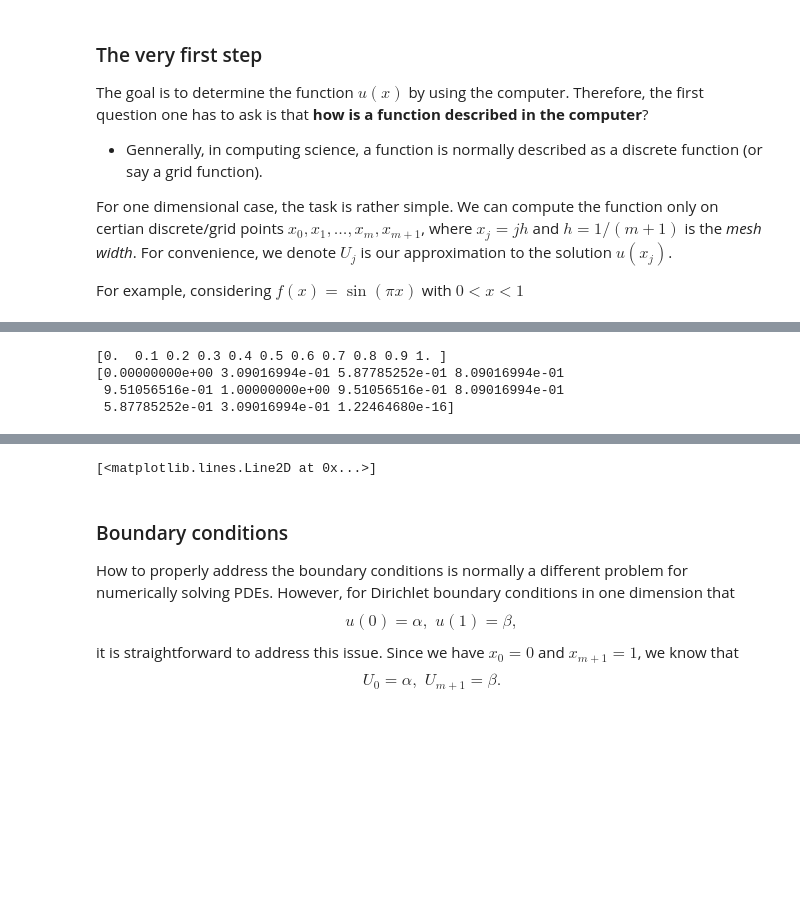
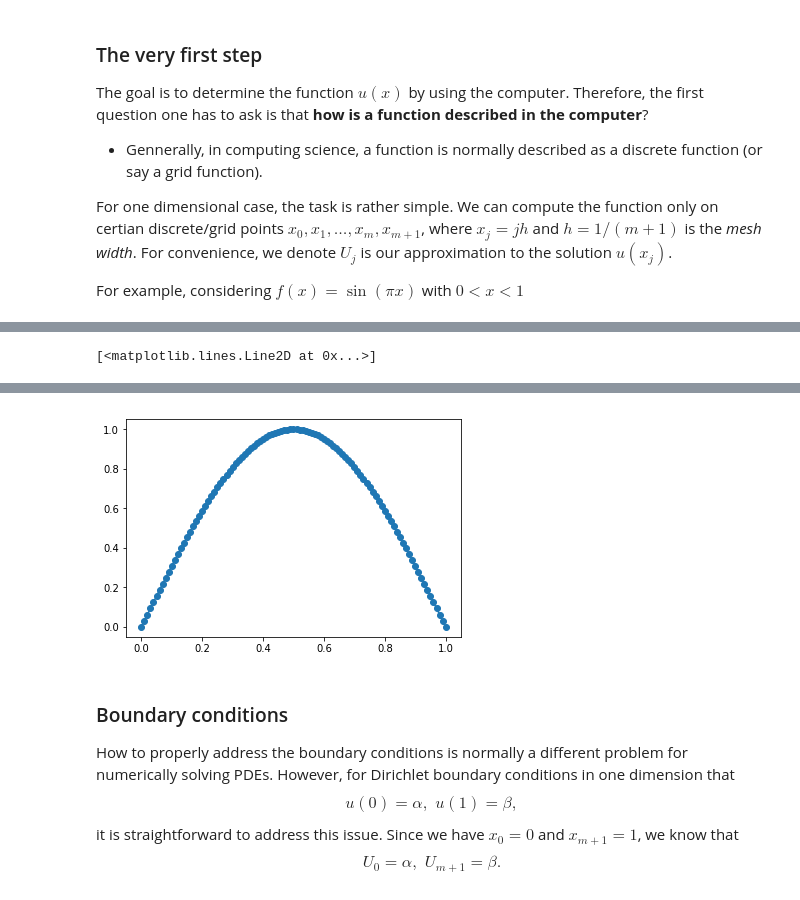
Before and after one commit to xiaozhouli/Jupyter, a Jupyter notebook: Numerical_PDEs/FDM_for_BVP.ipynb, the cells around one changed output, grey strips where cells are left out. Saved outputs shown, nothing was run; the diff lists cells and outputs as text; code cells hidden in the pictures; blank space fills up the shorter version.

```diff
--- a/Numerical_PDEs/FDM_for_BVP.ipynb
+++ b/Numerical_PDEs/FDM_for_BVP.ipynb
@@ -32,3 +28,15 @@ The goal is to determine the function $u(x)$ by using the computer.  Therefore,
 For one dimensional case, the task is rather simple.  We can compute the function only on certian discrete/grid points $x_0, x_1, \ldots, x_m, x_{m+1}$, where $x_j = jh$ and $h = 1/(m+1)$ is the _mesh width_.  For convenience, we denote $U_j$ is our approximation to the solution $u(x_j)$.
 
 For example, considering $f(x) = \sin(\pi x)$ with $0 < x < 1$
+# %%
+m = 99
+x = np.linspace(0, 1, m+2)
+def generate_grid(left, right, m):
+    h = (right - left)/(m+1)
+    x = np.zeros(m+2)
+    for j in range(m+2):
+        x[j] = j*h
+    return  x, h
+x, h = generate_grid(0, 1, m)
+print (x)
+print (h)
@@ -35,16 +53,7 @@ For example, considering $f(x) = \sin(\pi x)$ with $0 < x < 1$
 # %%
-m = 9
-x = np.linspace(0, 1, m+2)
 f = np.sin(np.pi*x)
-print (x)
-print (f)
+#print (f)
 
 plt.plot(x, f, 'o-')
-#plt.show()
-x = np.linspace(0, 1, 1001)
-plt.plot(x, np.sin(np.pi*x))
 # %% [output]
-[0.  0.1 0.2 0.3 0.4 0.5 0.6 0.7 0.8 0.9 1. ]
-[0.00000000e+00 3.09016994e-01 5.87785252e-01 8.09016994e-01
- 9.51056516e-01 1.00000000e+00 9.51056516e-01 8.09016994e-01
- 5.87785252e-01 3.09016994e-01 1.22464680e-16]
+[<matplotlib.lines.Line2D at 0x...>]
@@ -53,4 +60,4 @@ plt.plot(x, np.sin(np.pi*x))
-[<matplotlib.lines.Line2D at 0x...>]
+[figure, added]
 # %% [markdown]
 ### Boundary conditions
 How to properly address the boundary conditions is normally a different problem for numerically solving PDEs.  However, for Dirichlet boundary conditions in one dimension that
```
Also changed, not shown: parts of 11 cells of this notebook.
